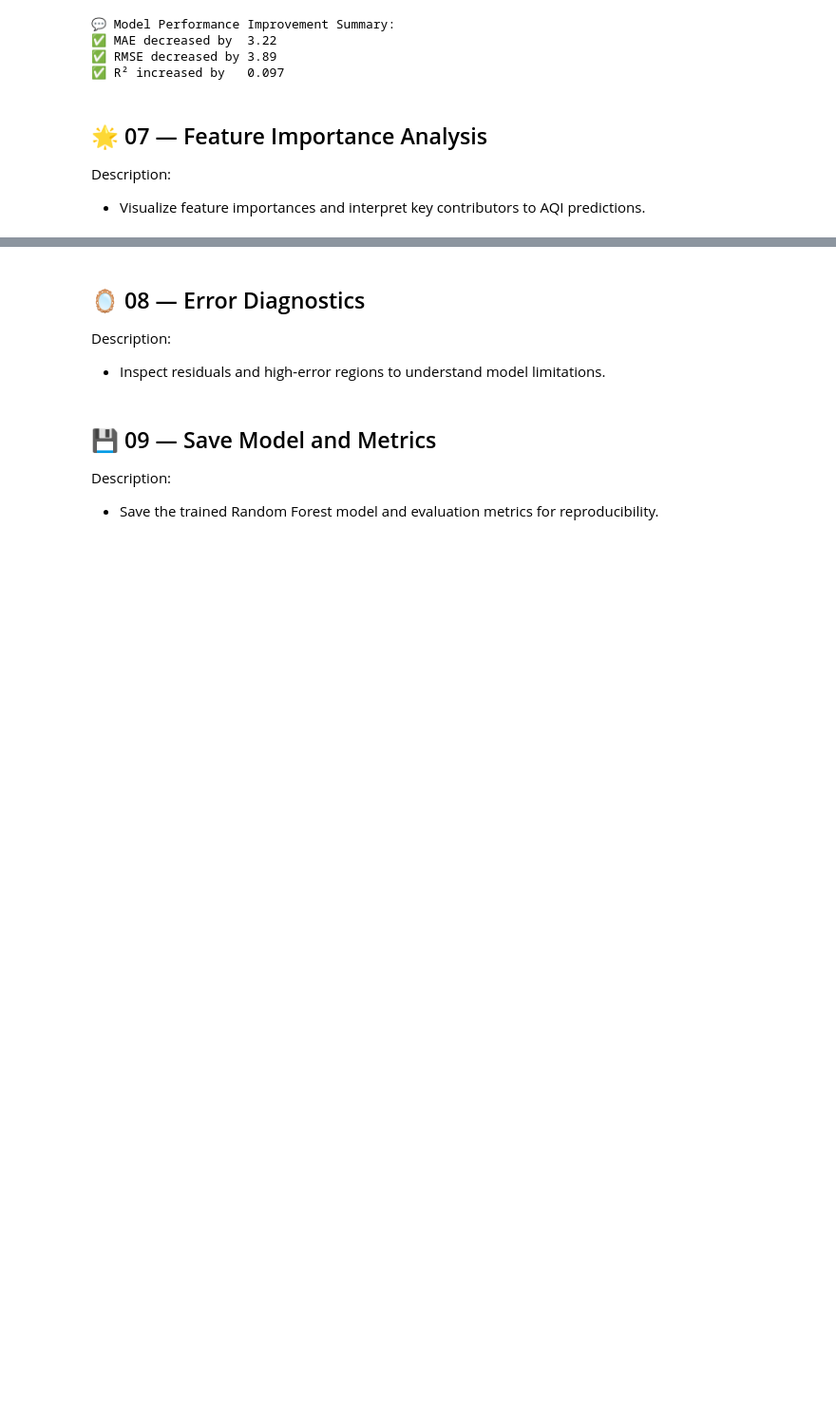
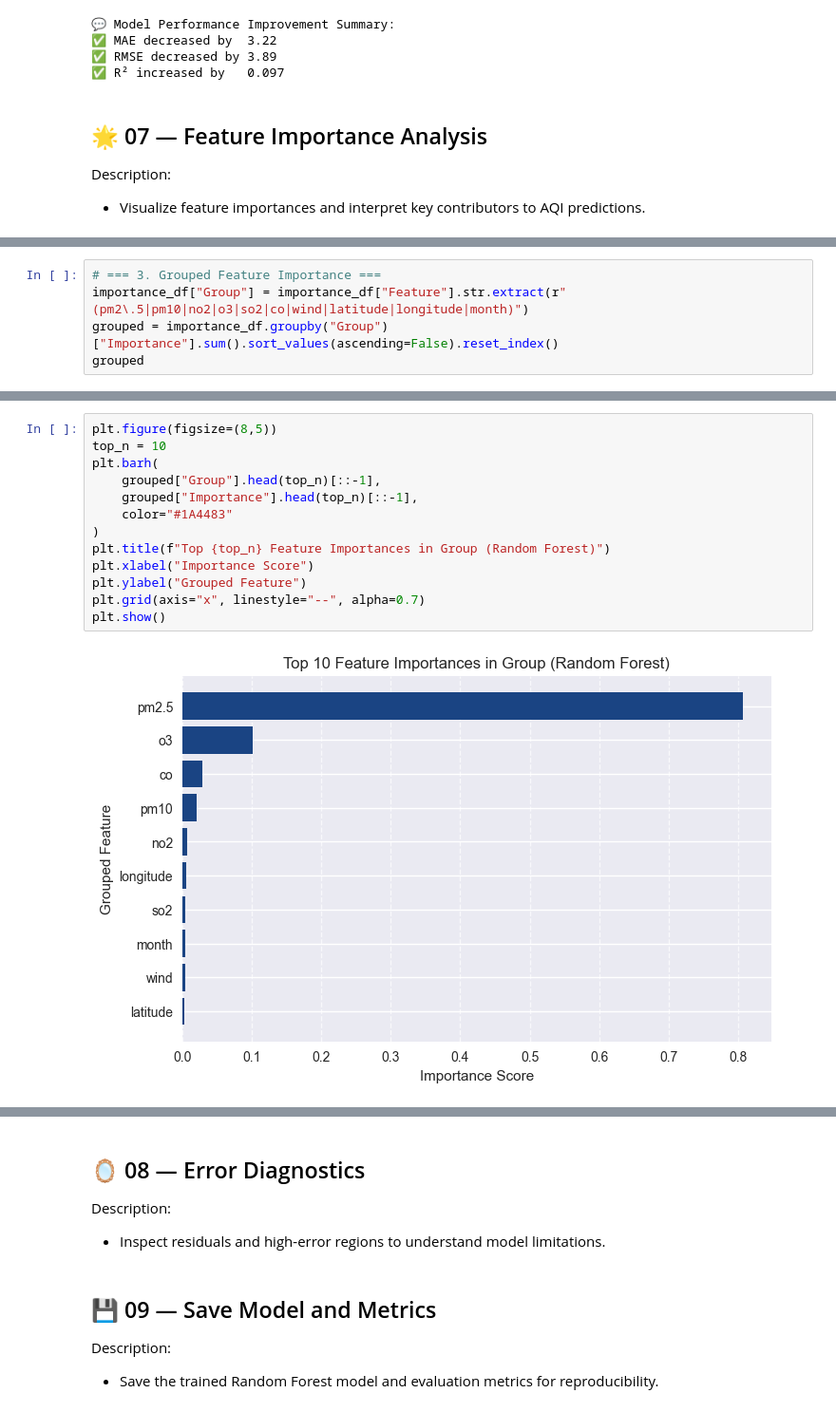
Before and after one commit to chgwyellow/air_pollution_analysis, a Jupyter notebook: notebook/04_nonlinear_modeling.ipynb, the cells around one changed output, grey strips where cells are left out. Shown at 95% size. Drawn from its saved outputs; the diff is of its cells as text; blank space fills up the shorter version.

```diff
--- a/notebook/04_nonlinear_modeling.ipynb
+++ b/notebook/04_nonlinear_modeling.ipynb
@@ -365,0 +409,5 @@ Description:
+# %%
+# === 3. Grouped Feature Importance ===
+importance_df["Group"] = importance_df["Feature"].str.extract(r"(pm2\.5|pm10|no2|o3|so2|co|wind|latitude|longitude|month)")
+grouped = importance_df.groupby("Group")["Importance"].sum().sort_values(ascending=False).reset_index()
+grouped
@@ -365,0 +426,15 @@ Description:
+# %%
+plt.figure(figsize=(8,5))
+top_n = 10
+plt.barh(
+    grouped["Group"].head(top_n)[::-1],
+    grouped["Importance"].head(top_n)[::-1],
+    color="#1A4483"
+)
+plt.title(f"Top {top_n} Feature Importances in Group (Random Forest)")
+plt.xlabel("Importance Score")
+plt.ylabel("Grouped Feature")
+plt.grid(axis="x", linestyle="--", alpha=0.7)
+plt.show()
+# %% [output]
+[figure, added]
```
Also changed, not shown: parts of 4 cells of this notebook.
